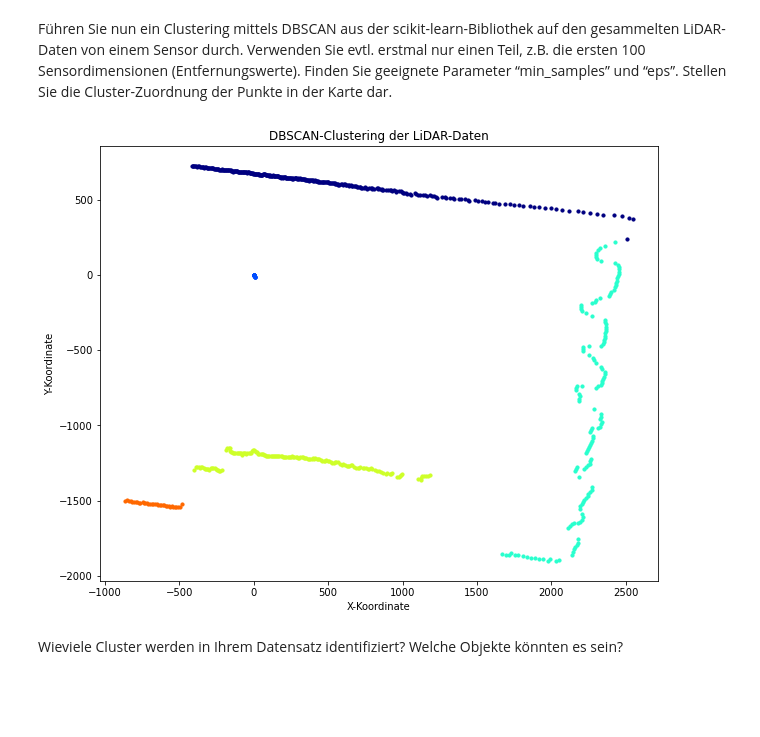
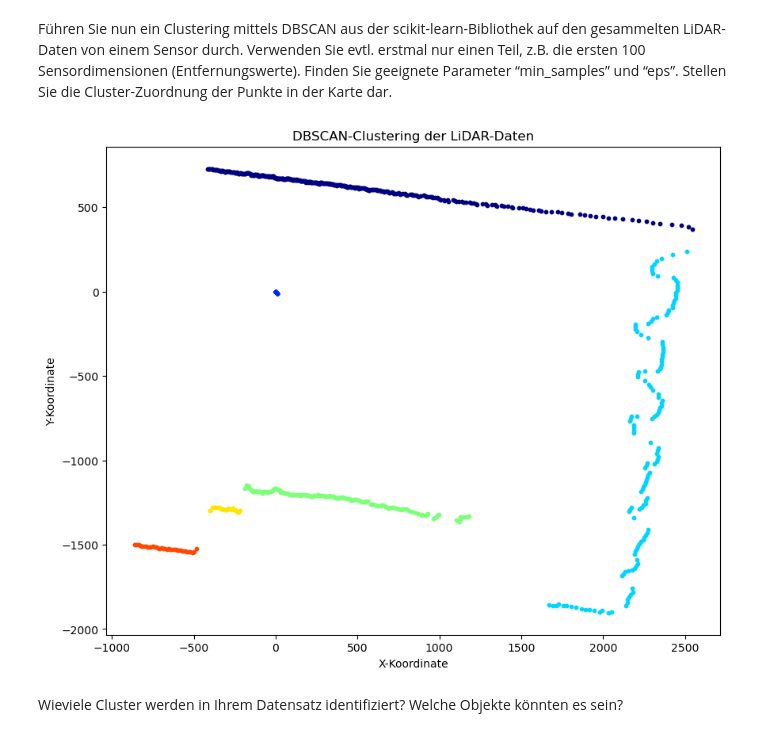
Before and after one commit to kanuphamm/ISS_Praktikum, a Jupyter notebook: Praktikum4/Praktikum4_v02tt-Copy1.ipynb, the cells around one changed output. Saved outputs shown, nothing was run; the diff lists cells and outputs as text; code cells hidden in the pictures; blank space fills up the shorter version.

```diff
--- a/Praktikum4/Praktikum4_v02tt-Copy1.ipynb
+++ b/Praktikum4/Praktikum4_v02tt-Copy1.ipynb
@@ -183,37 +186,36 @@ import pandas as pd
 
 # LiDAR-Daten aus der CSV-Datei laden
 lidar_data = pd.read_csv('test_data.csv')
-lidar_coordinates = lidar_data.iloc[:, :2].values[:100]
-lidar_subset = lidar_data.iloc[:, :1000].values  # Die ersten 100 Sensordimensionen verwenden
+lidar_subset = lidar_data.iloc[:1024, :].values  # Die ersten 100 Sensordimensionen verwenden
 
 # Parameter für DBSCAN
 min_pts = 5  # Anzahl der Nachbarn, um einen Kernpunkt zu definieren
-epsilon = 150  # Radius
+epsilon = 130  # Radius
 
 # DBSCAN-Modell erstellen und Clustering durchführen
 dbscan = DBSCAN(eps=epsilon, min_samples=min_pts)
 clusters = dbscan.fit_predict(lidar_subset)
 
 # Cluster-Labels abrufen
 unique_labels = np.unique(clusters)
 
 # Cluster-Zuordnung auf einer Karte darstellen
 plt.figure(figsize=(10, 8))
 for label in unique_labels:
     if label == -1:
         # Rauschen (Outlier) in Grau darstellen
         color = 'gray'
     else:
         # Verschiedene Cluster mit unterschiedlichen Farben darstellen
         color = plt.cm.jet(float(label) / np.max(clusters + 1))
     cluster_points = lidar_subset[clusters == label]
     plt.scatter(cluster_points[:, 0], cluster_points[:, 1], s=10, color=color)
 
 plt.xlabel('X-Koordinate')
 plt.ylabel('Y-Koordinate')
 plt.title('DBSCAN-Clustering der LiDAR-Daten')
 plt.show()
 # %% [output]
-[figure, old version]
+[figure, new version]
 # %% [markdown]
 Wieviele Cluster werden in Ihrem Datensatz identifiziert? Welche Objekte könnten es sein?
```
Also changed, not shown: parts of 7 cells of this notebook.
